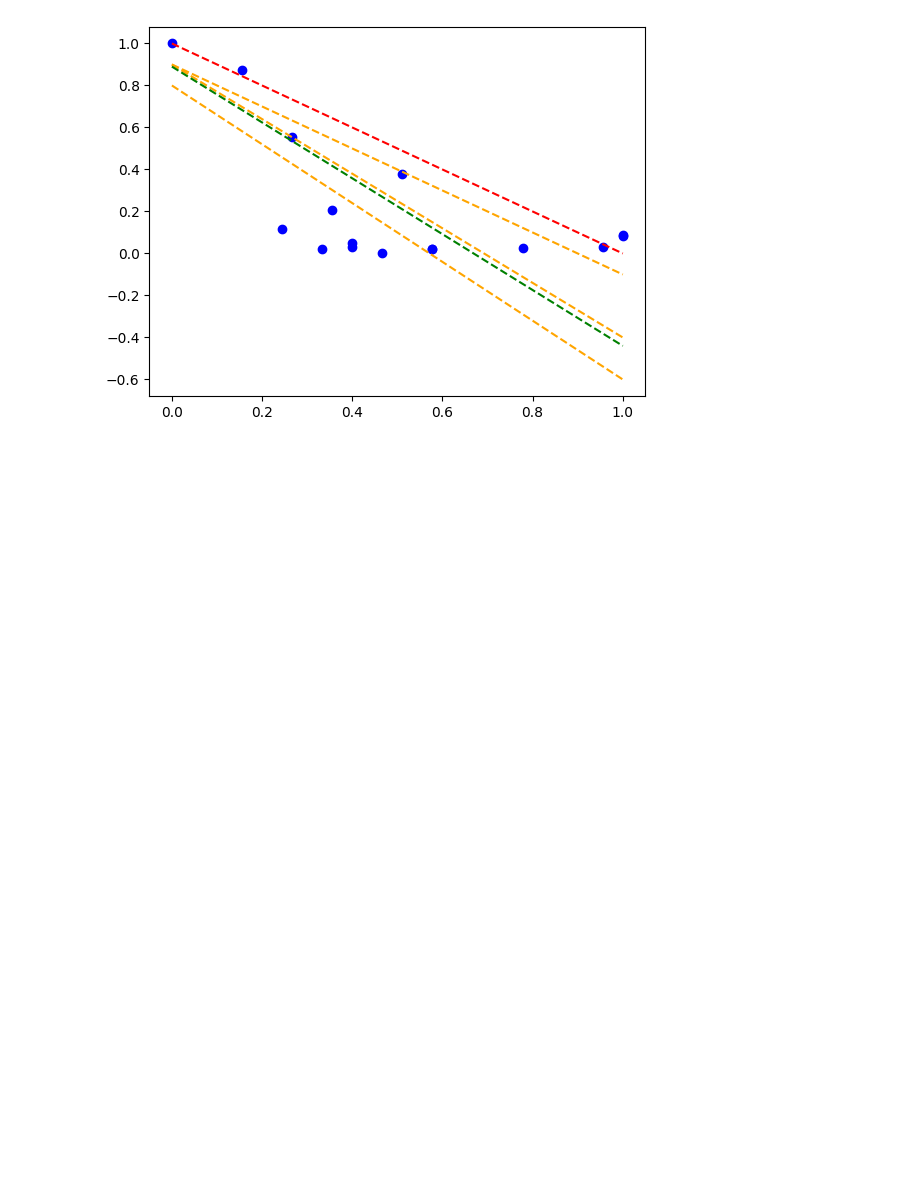
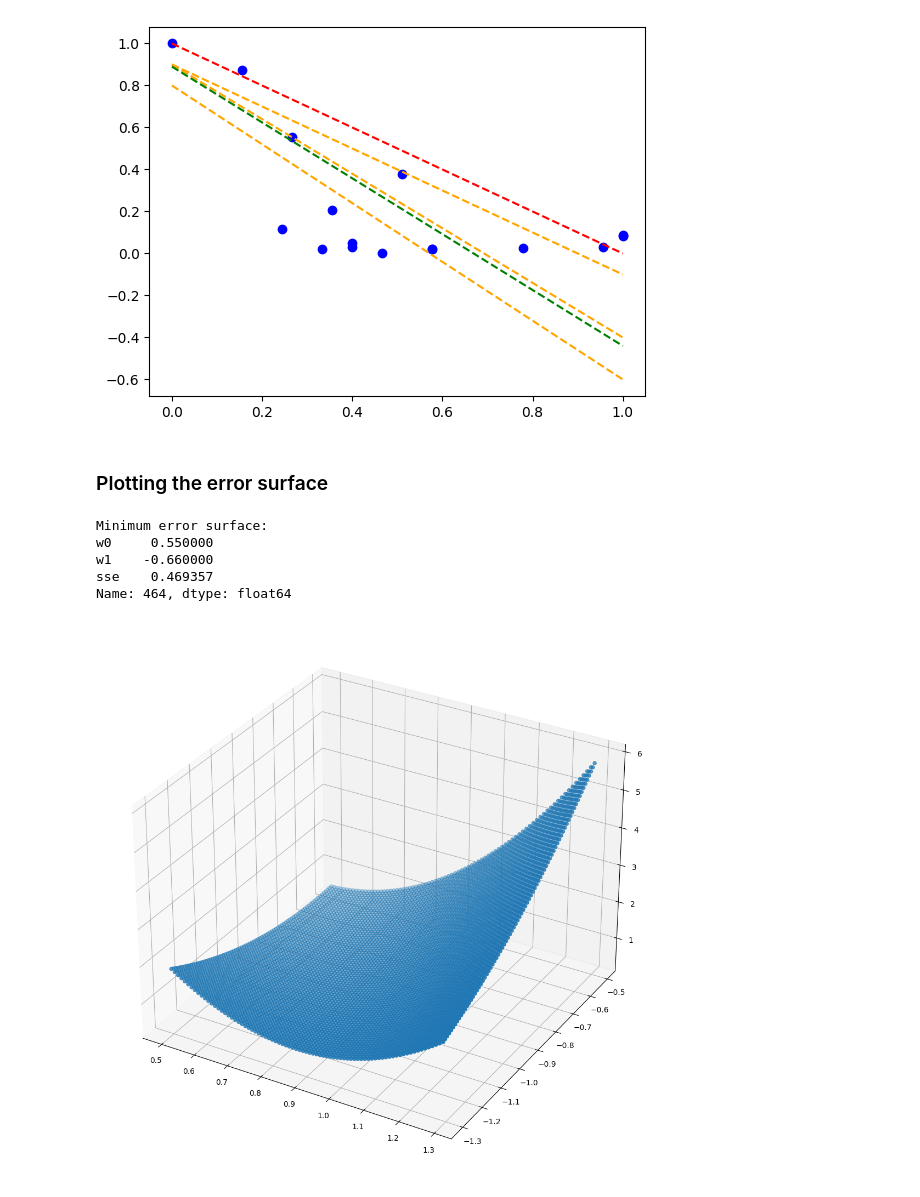
Before and after one commit to Aukevanoost/ml-algorithms, a Jupyter notebook: notebooks/error-based/_explanation.linear_regression.ipynb, the cells around one changed output. Saved outputs shown, nothing was run; the diff lists cells and outputs as text; code cells hidden in the pictures; blank space fills up the shorter version.

```diff
--- a/notebooks/error-based/_explanation.linear_regression.ipynb
+++ b/notebooks/error-based/_explanation.linear_regression.ipynb
@@ -108,3 +108,31 @@ plt.plot(d1_points, best_model(d1_points), '--', color='green')
 plt.show()
 # %% [output]
 [figure]
+# %% [markdown]
+### Plotting the error surface
+# %%
+def sse_fn(w0, w1):
+    sq_errors = ( df[t] - (w0 + (w1 * df[d])) ) ** 2
+    return 0.5 * sq_errors.sum()
+
+steps = 80; offset_w0 = 0.5; offset_w1 = -1.3
+sse = [[offset_w0 + ((x//steps)/100), (offset_w1 + (x % steps)/100)] for x in range(0,steps**2)]
+sse_df = pd.DataFrame(sse, columns=['w0', 'w1'])
+
+sse_df['sse'] = sse_df.apply(lambda row: sse_fn(row['w0'], row['w1']), axis=1)
+fig = plt.figure(figsize=(13,13))
+
+# syntax for 3-D projection
+ax = plt.axes(projection ='3d')
+
+# plotting
+ax.scatter(sse_df['w0'], sse_df['w1'], sse_df['sse'])
+min_sse_row = sse_df.loc[sse_df['sse'].idxmin()]
+print(f"Minimum error surface:\n{min_sse_row}")
+# %% [output]
+Minimum error surface:
+w0     0.550000
+w1    -0.660000
+sse    0.469357
+Name: 464, dtype: float64
+[figure, added]
```
Also changed, not shown: parts of 2 cells of this notebook, 1 other file.
